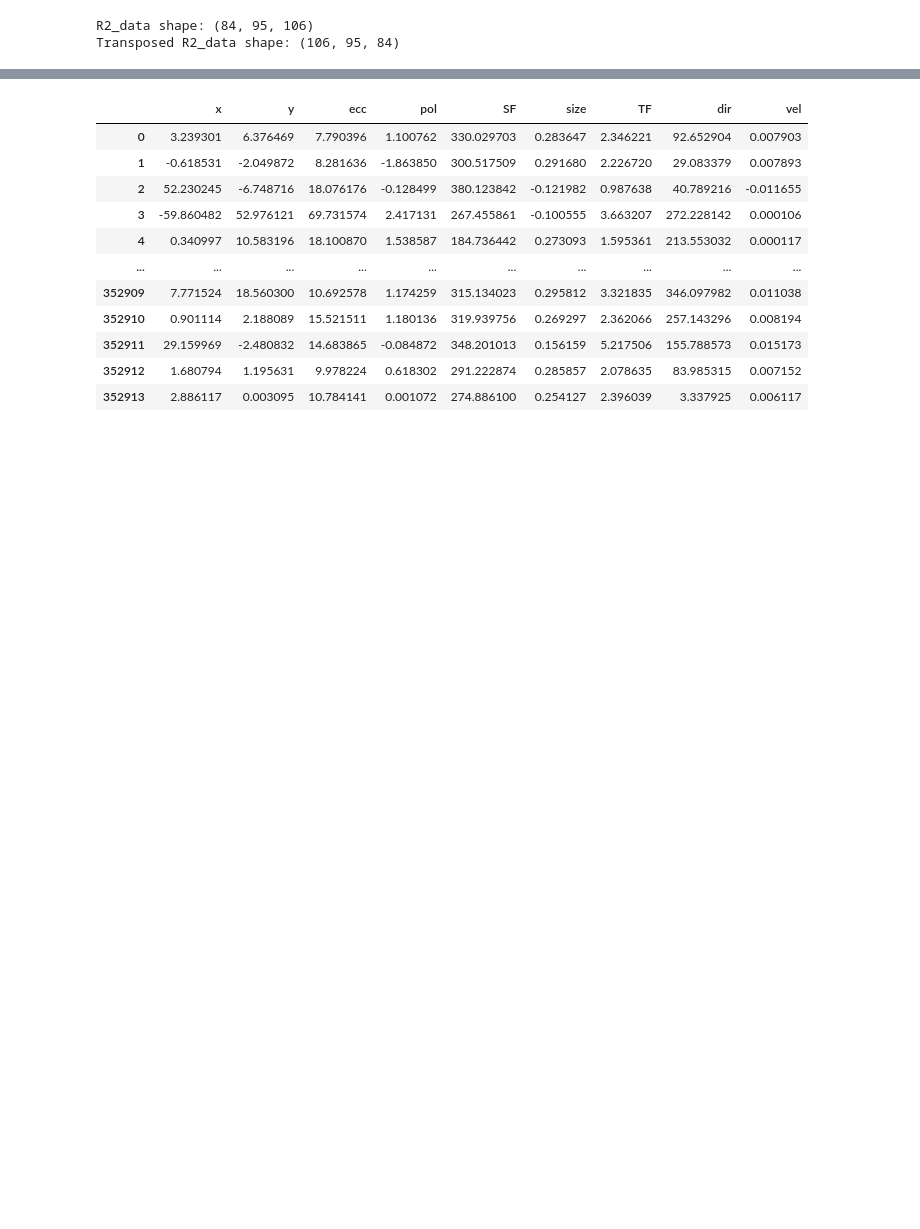
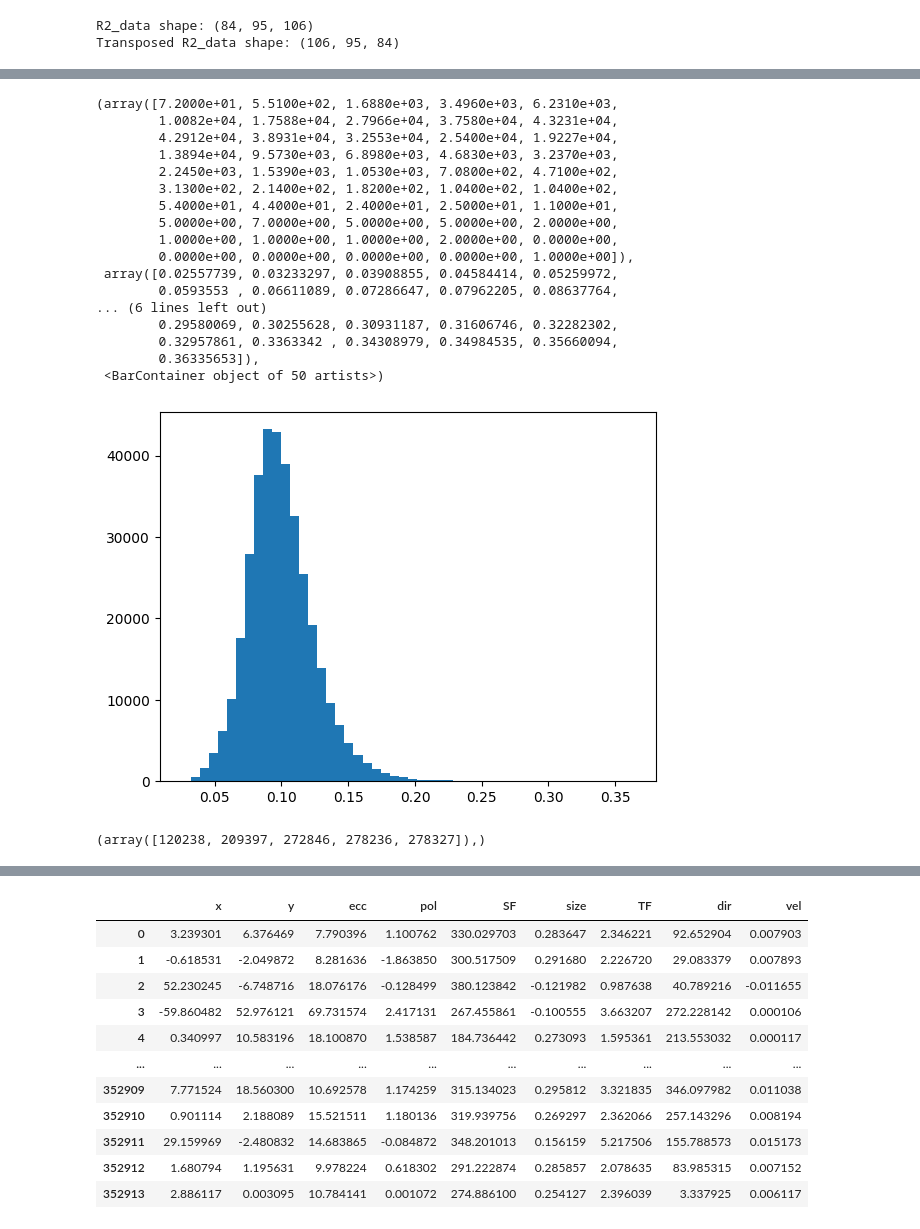
Before and after one commit to mdaghlian/AOT_analysis_mdag, a Jupyter notebook: AOTanalysis/voxelmotion/MDAG_TESTING.ipynb, the cells around one changed output, grey strips where cells are left out. Drawn from its saved outputs; the diff is of its cells as text; code cells hidden in the pictures; blank space fills up the shorter version.

```diff
--- a/AOTanalysis/voxelmotion/MDAG_TESTING.ipynb
+++ b/AOTanalysis/voxelmotion/MDAG_TESTING.ipynb
@@ -230,0 +443,25 @@ wm = f3.filter_weighted_mean(primal_coef, ) #params=['pol'])
+# %%
+plt.hist(dir_s, bins=50)
+# %% [output]
+(array([7.2000e+01, 5.5100e+02, 1.6880e+03, 3.4960e+03, 6.2310e+03,
+        1.0082e+04, 1.7588e+04, 2.7966e+04, 3.7580e+04, 4.3231e+04,
+        4.2912e+04, 3.8931e+04, 3.2553e+04, 2.5400e+04, 1.9227e+04,
+        1.3894e+04, 9.5730e+03, 6.8980e+03, 4.6830e+03, 3.2370e+03,
+        2.2450e+03, 1.5390e+03, 1.0530e+03, 7.0800e+02, 4.7100e+02,
+        3.1300e+02, 2.1400e+02, 1.8200e+02, 1.0400e+02, 1.0400e+02,
+        5.4000e+01, 4.4000e+01, 2.4000e+01, 2.5000e+01, 1.1000e+01,
+        5.0000e+00, 7.0000e+00, 5.0000e+00, 5.0000e+00, 2.0000e+00,
+        1.0000e+00, 1.0000e+00, 1.0000e+00, 2.0000e+00, 0.0000e+00,
+        0.0000e+00, 0.0000e+00, 0.0000e+00, 0.0000e+00, 1.0000e+00]),
+ array([0.02557739, 0.03233297, 0.03908855, 0.04584414, 0.05259972,
+        0.0593553 , 0.06611089, 0.07286647, 0.07962205, 0.08637764,
+... (6 lines left out)
+        0.29580069, 0.30255628, 0.30931187, 0.31606746, 0.32282302,
+        0.32957861, 0.3363342 , 0.34308979, 0.34984535, 0.35660094,
+        0.36335653]),
+ <BarContainer object of 50 artists>)
+[figure, added]
+# %%
+np.where(dir_s>0.3)
+# %% [output]
+(array([120238, 209397, 272846, 278236, 278327]),)
```
Also changed, not shown: parts of 34 cells of this notebook.
